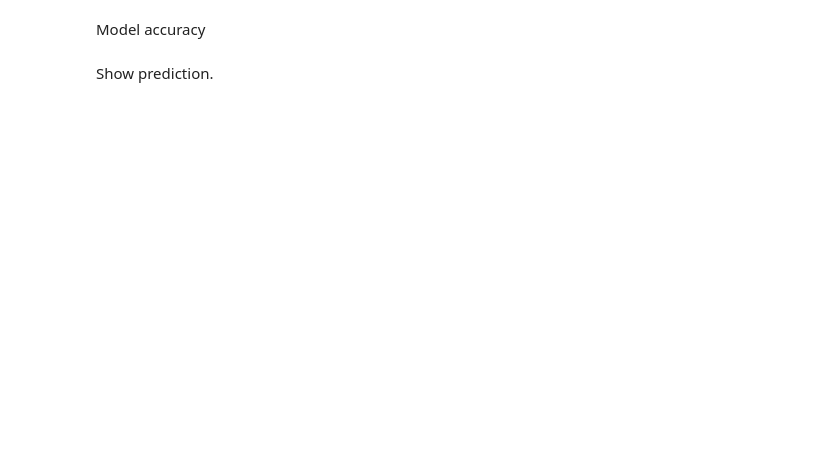
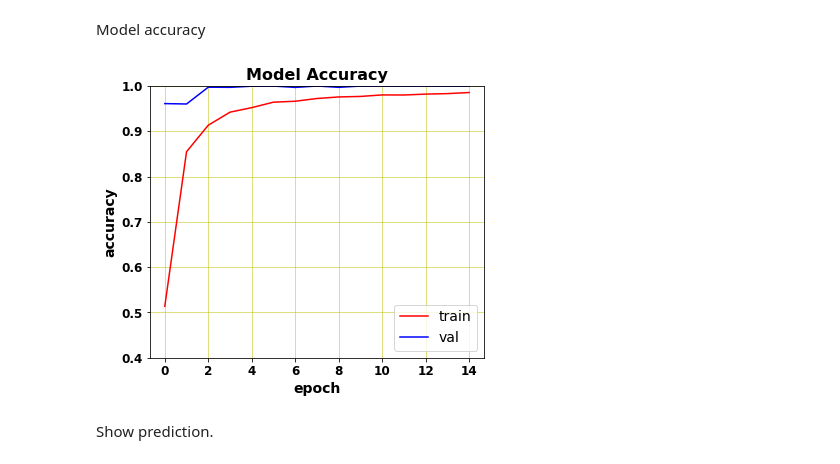
Before and after one commit to AdrianoGomes99/ImageClassification, a Jupyter notebook: CNN.ipynb, the cells around one changed output. Drawn from its saved outputs; the diff is of its cells as text; code cells hidden in the pictures; blank space fills up the shorter version.

```diff
--- a/CNN.ipynb
+++ b/CNN.ipynb
@@ -434,11 +428,11 @@ Compiled!
 # %%
 from keras.callbacks import ModelCheckpoint
 
-checkpointer = ModelCheckpoint(filepath = 'cnn_from_scratch_fruits.hdf5', verbose = 1, save_best_only = True)
+checkpointer = ModelCheckpoint(filepath = 'cnn_2.hdf5', verbose = 1, save_best_only = True)
 
 history = model.fit(train_images_array, train_hot_class,
-        batch_size = 400, #32
-        epochs = 1, #15
+        batch_size = 32, #32
+        epochs = 15, #15
         validation_data = (valid_images_array, valid_hot_class),
         callbacks = [checkpointer],
         verbose = 2, shuffle = True)
@@ -482,16 +525,18 @@ Model accuracy
 # %%
 plt.figure(figsize = (6, 5))
 plt.plot(history.history['accuracy'], color = 'r')
 plt.plot(history.history['val_accuracy'], color = 'b')
 plt.title('Model Accuracy', weight = 'bold', fontsize = 16)
 plt.ylabel('accuracy', weight = 'bold', fontsize = 14)
 plt.xlabel('epoch', weight = 'bold', fontsize = 14)
 plt.ylim(0.4, 1)
 plt.xticks(weight = 'bold', fontsize = 12)
 plt.yticks(weight = 'bold', fontsize = 12)
-plt.legend(['train', 'val'], loc = 'upper left', prop = {'size': 14})
+plt.legend(['train', 'val'], loc = 'lower right', prop = {'size': 14})
 plt.grid(color = 'y', linewidth = '0.5')
 plt.show()
+# %% [output]
+[figure, added]
 # %% [markdown]
 Show prediction.
 # %%
```
Also changed, not shown: parts of 19 cells of this notebook.
